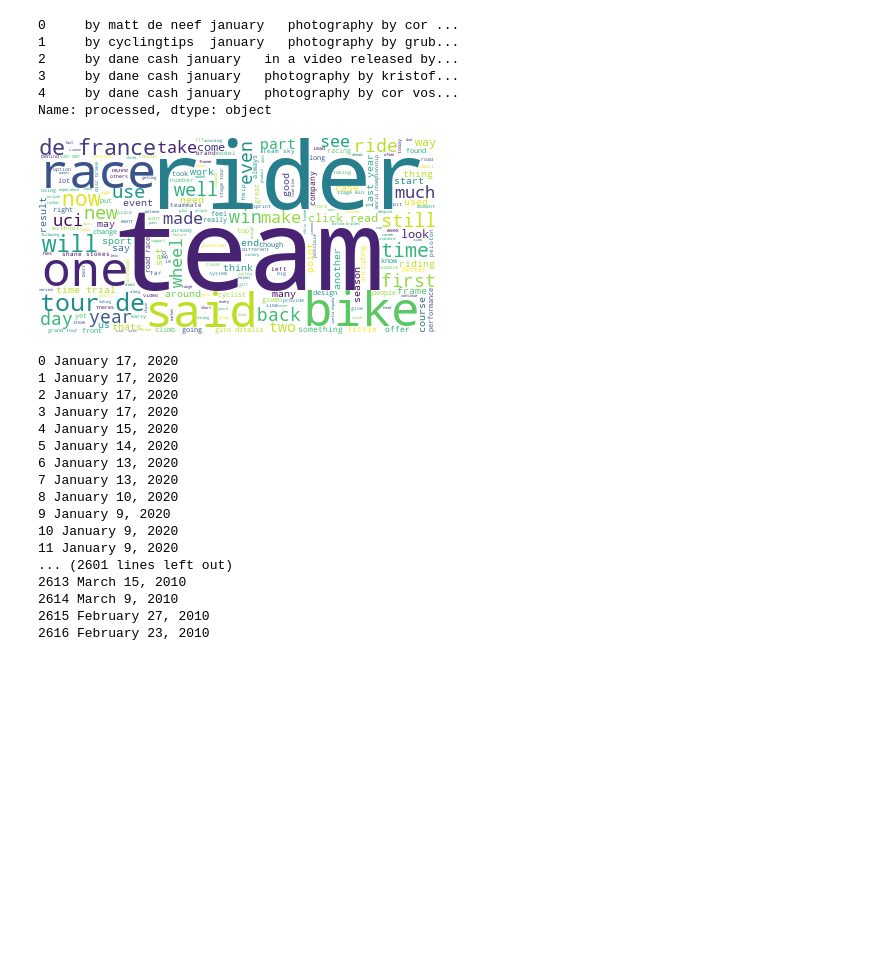
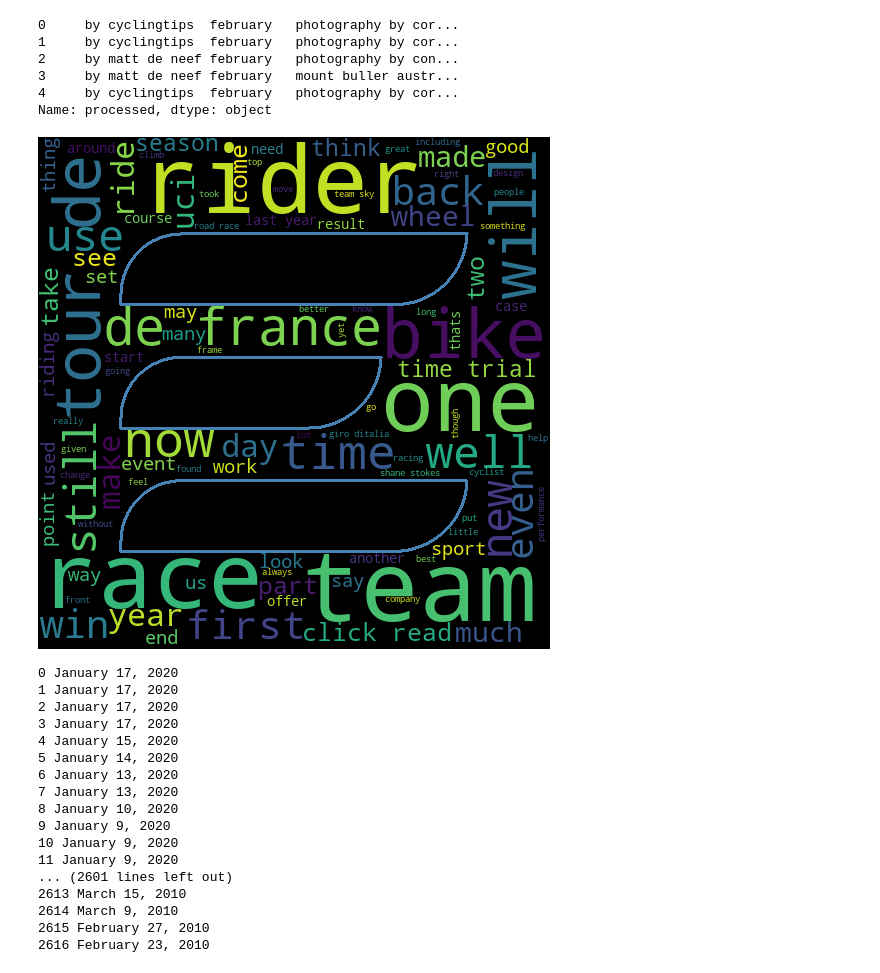
Before and after one commit to peterfrancisrit/Enduco, a Jupyter notebook: SemanticAnalysis/Cyclingtipcs/analysis_test_cyclingtips.ipynb, the cells around one changed output. Drawn from its saved outputs; the diff is of its cells as text; code cells hidden in the pictures; blank space fills up the shorter version.

```diff
--- a/SemanticAnalysis/Cyclingtipcs/analysis_test_cyclingtips.ipynb
+++ b/SemanticAnalysis/Cyclingtipcs/analysis_test_cyclingtips.ipynb
@@ -13,6 +40,6 @@ data[1].fillna('',inplace=True)
 # %%
 # get rid of similar intro
-data['processed'] = data[1].apply(lambda x: x.replace('Joining VeloClub not only supports the work we do, there are some fantastic benefits:',
+data['processed'] = data['text'].apply(lambda x: x.replace('Joining VeloClub not only supports the work we do, there are some fantastic benefits:',
                                     ''))
 # Remove punctuation
 data['processed'] = data['processed'].map(lambda x: re.sub('''[,“#\.!?”—@…*-:\";‘’\[\]\(\)|]''', '', x))
@@ -22,22 +49,9 @@ data['processed'] = data['processed'].map(lambda x: x.lower())
 # Print out the first rows of papers
 data['processed'].head()
 # %% [output]
-0     by matt de neef january   photography by cor ...
-1     by cyclingtips  january   photography by grub...
-2     by dane cash january   in a video released by...
-3     by dane cash january   photography by kristof...
-4     by dane cash january   photography by cor vos...
+0     by cyclingtips  february   photography by cor...
+1     by cyclingtips  february   photography by cor...
+2     by matt de neef february   photography by con...
+3     by matt de neef february   mount buller austr...
+4     by cyclingtips  february   photography by cor...
 Name: processed, dtype: object
-# %%
-# Import the wordcloud library
-from wordcloud import WordCloud
-# Join the different processed titles together.
-long_string = ','.join(list(data['processed'].values))
-# Create a WordCloud object
-wordcloud = WordCloud(background_color="white", max_words=5000, contour_width=3, contour_color='steelblue')
-# Generate a word cloud
-wordcloud.generate(long_string)
-# Visualize the word cloud
-wordcloud.to_image()
-# %% [output]
-[figure, removed]
@@ -44,3 +60,25 @@ wordcloud.to_image()
+# %%
+# Import the wordcloud library
+from wordcloud import WordCloud, STOPWORDS
+from PIL import Image
+
+long_string = ','.join(list(data['processed'].values))
+
+enduco_mask = np.array(Image.open("Enduco.png"))
+
+stopwords = set(STOPWORDS)
+stopwords.add("said")
+
+wc = WordCloud(background_color="black", max_words=100, mask=enduco_mask,
+               stopwords=stopwords, contour_width=3, contour_color='steelblue')
+
+# generate word cloud
+wc.generate(long_string)
+
+# Join the different processed titles together.
+wc.to_image()
+# %% [output]
+[figure, added]
 # %%
 for i,j in enumerate(data[0]):
     print(i,j)
```
Also changed, not shown: parts of 20 cells of this notebook, 30 other files.
